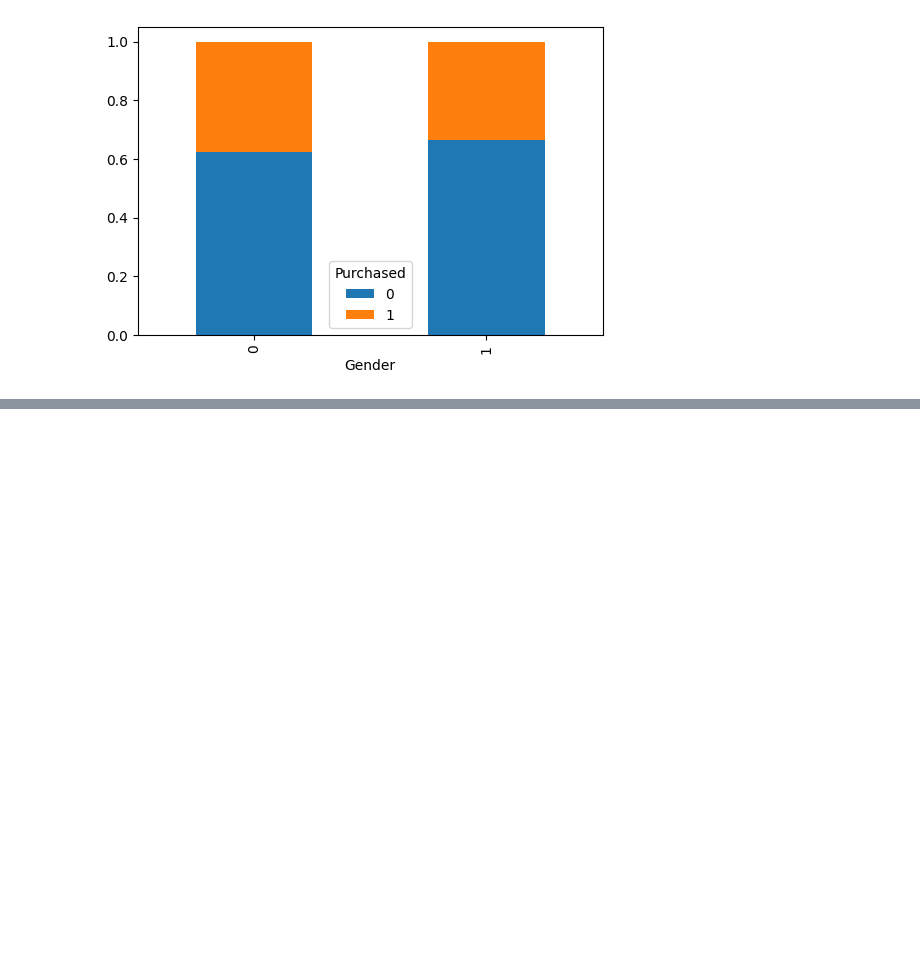
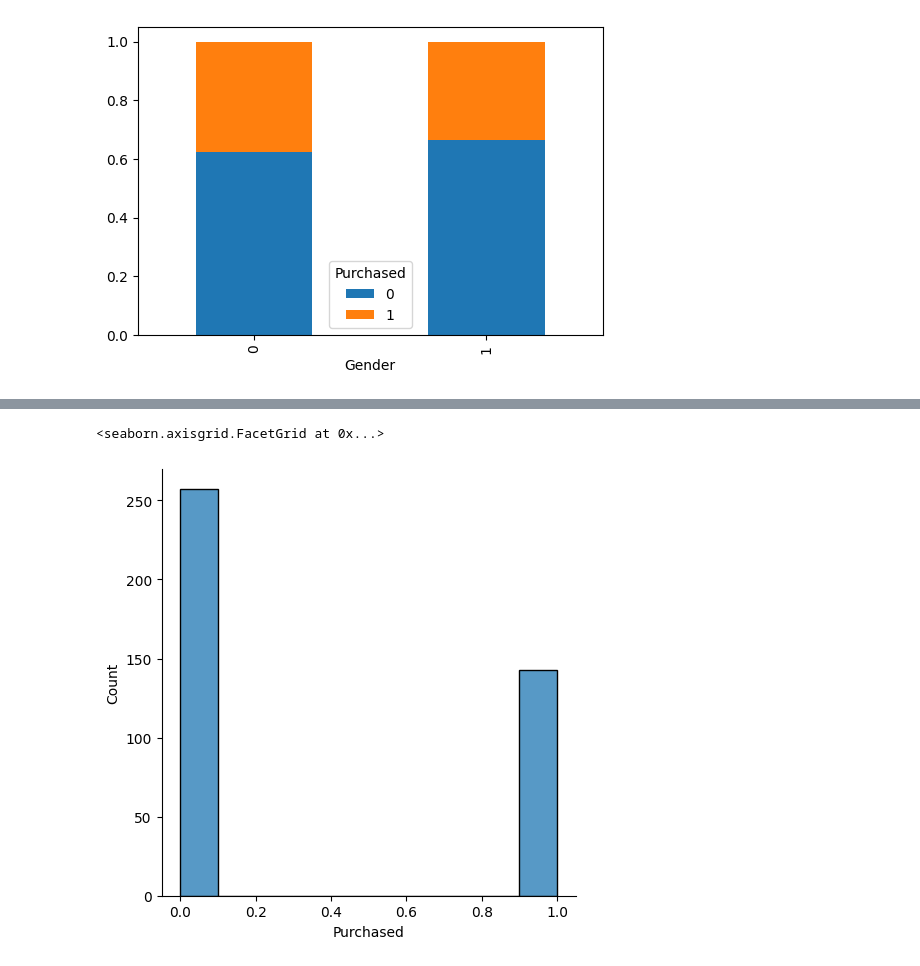
Before and after one commit to truptipawr/DSBDAL, a Jupyter notebook: Practicle5.ipynb, the cells around one changed output, grey strips where cells are left out. Drawn from its saved outputs; the diff is of its cells as text; code cells hidden in the pictures; blank space fills up the shorter version.

```diff
--- a/Practicle5.ipynb
+++ b/Practicle5.ipynb
@@ -146,0 +191,5 @@ Gender
+# %%
+ sns.displot(df['Purchased'])
+# %% [output]
+<seaborn.axisgrid.FacetGrid at 0x...>
+[figure, added]
```
Also changed, not shown: parts of 11 cells of this notebook.
